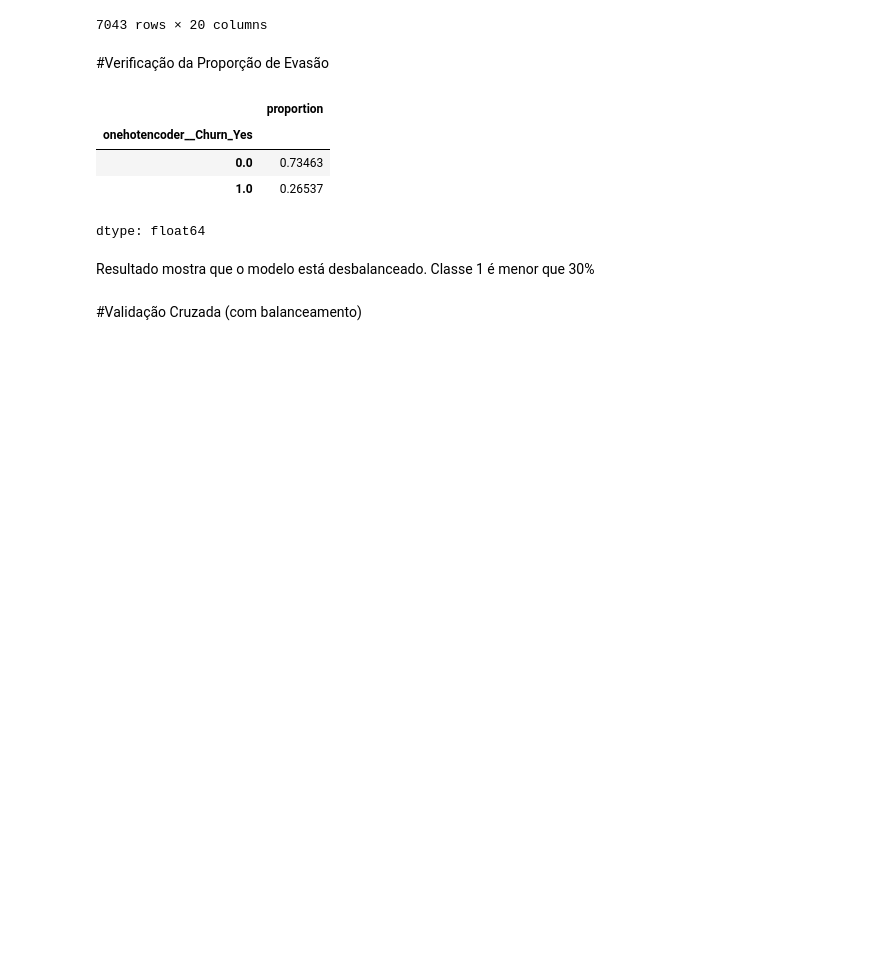
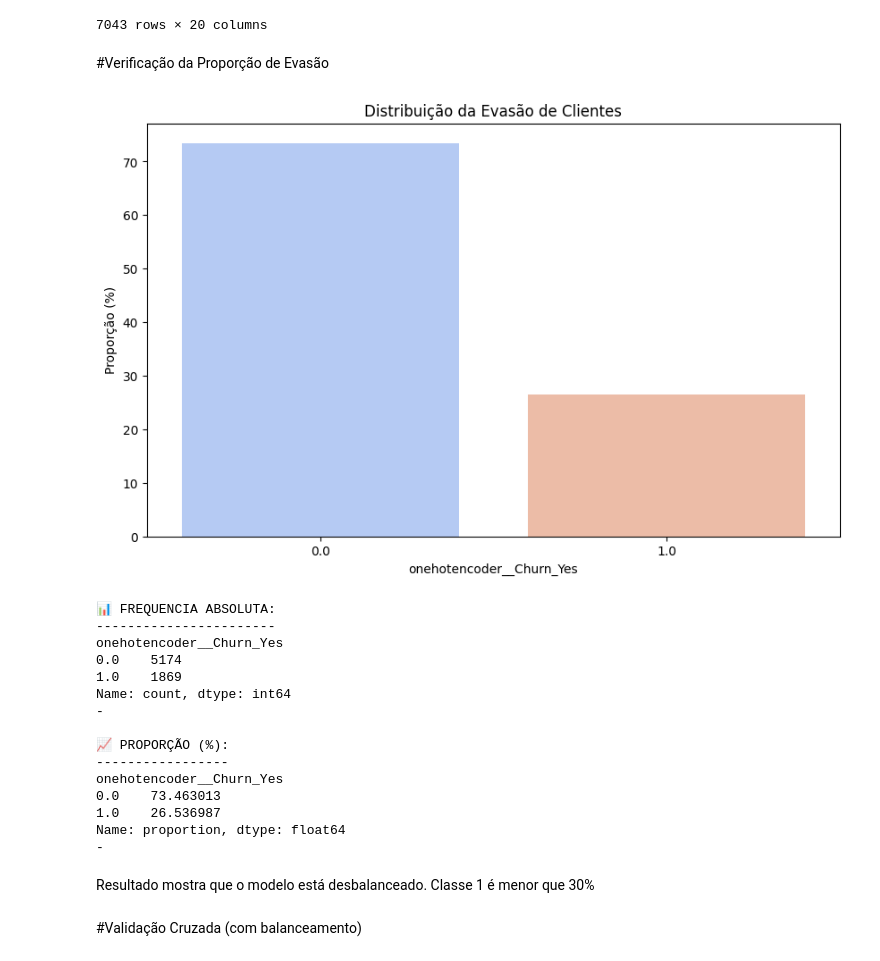
Before and after one commit to MagnoSales/TELECOMX2_DESAFIO, a Jupyter notebook: 1_PREPARACAODOSDADOS_TELECOMX2_DESAFIO.ipynb, the cells around one changed output. Saved outputs shown, nothing was run; the diff lists cells and outputs as text; code cells hidden in the pictures; blank space fills up the shorter version.

Commit message:
Atualização de versão da etapa de Preparação de dados.

```diff
--- a/1_PREPARACAODOSDADOS_TELECOMX2_DESAFIO.ipynb
+++ b/1_PREPARACAODOSDADOS_TELECOMX2_DESAFIO.ipynb
@@ -145,14 +147,44 @@ dados
 7043 rows × 20 columns
 # %% [markdown]
 #Verificação da Proporção de Evasão
-# %%
-dados.onehotencoder__Churn_Yes.value_counts(normalize=True)
-# %% [output]
-|  | proportion |
-| onehotencoder__Churn_Yes |  |
-| 0.0 | 0.73463 |
-| 1.0 | 0.26537 |
-dtype: float64
+# %%
+# Proporção gráfica da Evasão
+frequencia = dados['onehotencoder__Churn_Yes'].value_counts()
+proporcao = dados['onehotencoder__Churn_Yes'].value_counts(normalize=True) * 100
+
+# Visualizar com gráfico de barras
+plt.figure(figsize=(10, 6))
+sns.barplot(x=proporcao.index, y=proporcao.values, hue=proporcao.index, palette='coolwarm', legend=False)
+plt.ylabel('Proporção (%)')
+plt.title('Distribuição da Evasão de Clientes')
+plt.show()
+
+# Exibir os resultados
+print("\n📊 FREQUENCIA ABSOLUTA:")
+print("-" * 23)
+print(frequencia)
+print("-\n" * 1)
+print("📈 PROPORÇÃO (%):")
+print("-" * 17)
+print(proporcao)
+print("-\n")
+# %% [output]
+[figure, added]
+📊 FREQUENCIA ABSOLUTA:
+-----------------------
+onehotencoder__Churn_Yes
+0.0    5174
+1.0    1869
+Name: count, dtype: int64
+-
+
+📈 PROPORÇÃO (%):
+-----------------
+onehotencoder__Churn_Yes
+0.0    73.463013
+1.0    26.536987
+Name: proportion, dtype: float64
+-
 # %% [markdown]
 Resultado mostra que o modelo está desbalanceado. Classe 1 é menor que 30%
 # %% [markdown]
```
Also changed, not shown: parts of 18 cells of this notebook.
